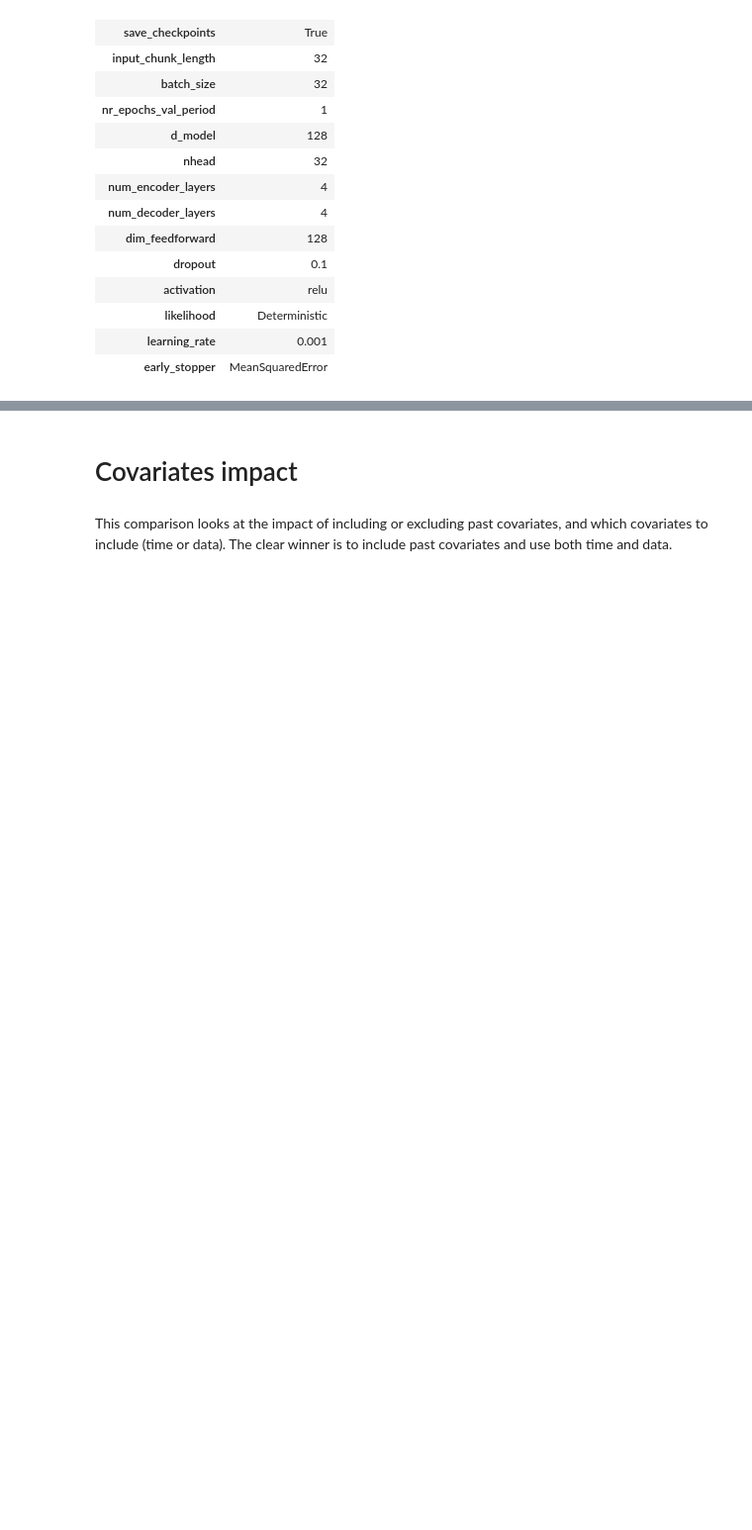
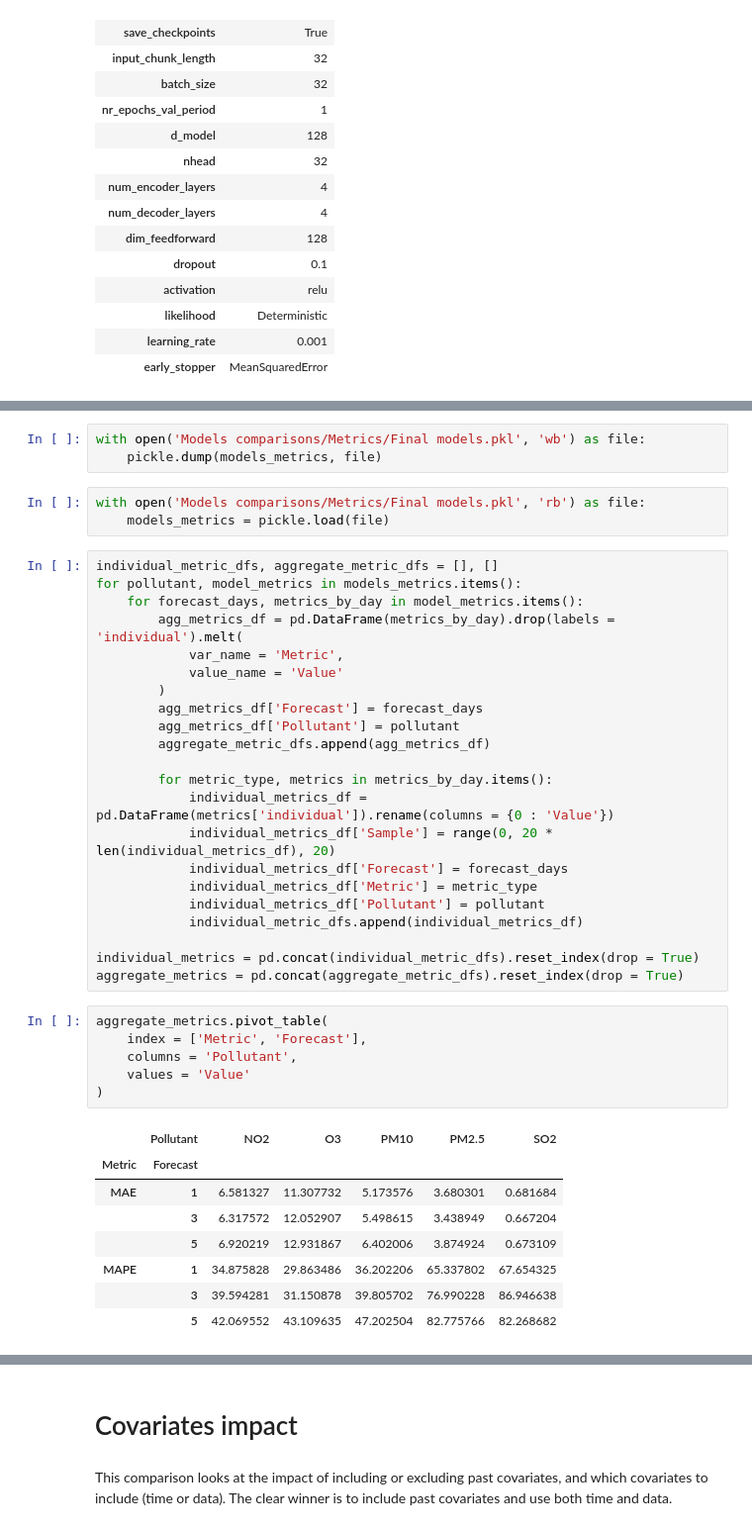
Before and after one commit to jlad26/air-quality-model-selection, a Jupyter notebook: Model comparison.ipynb, the cells around one changed output, grey strips where cells are left out. Shown at 99% size. Saved outputs shown, nothing was run; the diff lists cells and outputs as text; blank space fills up the shorter version.

```diff
--- a/Model comparison.ipynb
+++ b/Model comparison.ipynb
@@ -367,0 +480,43 @@ plot_validation_forecasts(
+# %%
+with open('Models comparisons/Metrics/Final models.pkl', 'wb') as file:
+    pickle.dump(models_metrics, file)
+# %%
+with open('Models comparisons/Metrics/Final models.pkl', 'rb') as file:
+    models_metrics = pickle.load(file)
+# %%
+individual_metric_dfs, aggregate_metric_dfs = [], []
+for pollutant, model_metrics in models_metrics.items():
+    for forecast_days, metrics_by_day in model_metrics.items():
+        agg_metrics_df = pd.DataFrame(metrics_by_day).drop(labels = 'individual').melt(
+            var_name = 'Metric',
+            value_name = 'Value'
+        )
+        agg_metrics_df['Forecast'] = forecast_days
+        agg_metrics_df['Pollutant'] = pollutant
+        aggregate_metric_dfs.append(agg_metrics_df)
+
+        for metric_type, metrics in metrics_by_day.items():
+            individual_metrics_df = pd.DataFrame(metrics['individual']).rename(columns = {0 : 'Value'})
+            individual_metrics_df['Sample'] = range(0, 20 * len(individual_metrics_df), 20)
+            individual_metrics_df['Forecast'] = forecast_days
+            individual_metrics_df['Metric'] = metric_type
+            individual_metrics_df['Pollutant'] = pollutant
+            individual_metric_dfs.append(individual_metrics_df)
+
+individual_metrics = pd.concat(individual_metric_dfs).reset_index(drop = True)
+aggregate_metrics = pd.concat(aggregate_metric_dfs).reset_index(drop = True)
+# %%
+aggregate_metrics.pivot_table(
+    index = ['Metric', 'Forecast'],
+    columns = 'Pollutant',
+    values = 'Value'
+)
+# %% [output]
+|  | Pollutant | NO2 | O3 | PM10 | PM2.5 | SO2 |
+| Metric | Forecast |  |  |  |  |  |
+| MAE | 1 | 6.581327 | 11.307732 | 5.173576 | 3.680301 | 0.681684 |
+|  | 3 | 6.317572 | 12.052907 | 5.498615 | 3.438949 | 0.667204 |
+|  | 5 | 6.920219 | 12.931867 | 6.402006 | 3.874924 | 0.673109 |
+| MAPE | 1 | 34.875828 | 29.863486 | 36.202206 | 65.337802 | 67.654325 |
+|  | 3 | 39.594281 | 31.150878 | 39.805702 | 76.990228 | 86.946638 |
+|  | 5 | 42.069552 | 43.109635 | 47.202504 | 82.775766 | 82.268682 |
```
Also changed, not shown: parts of 150 cells of this notebook.
